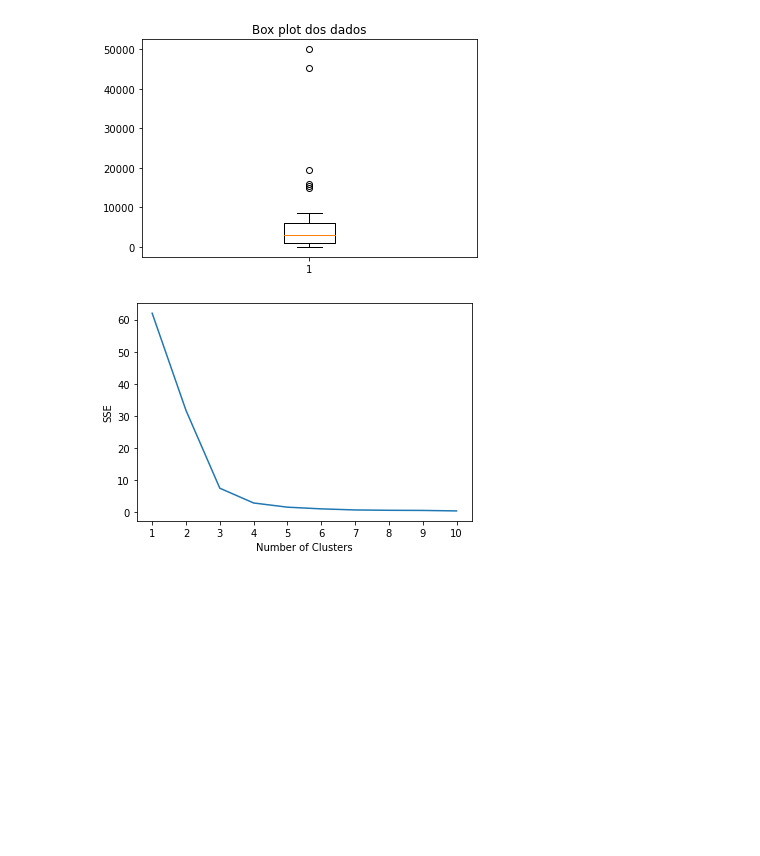
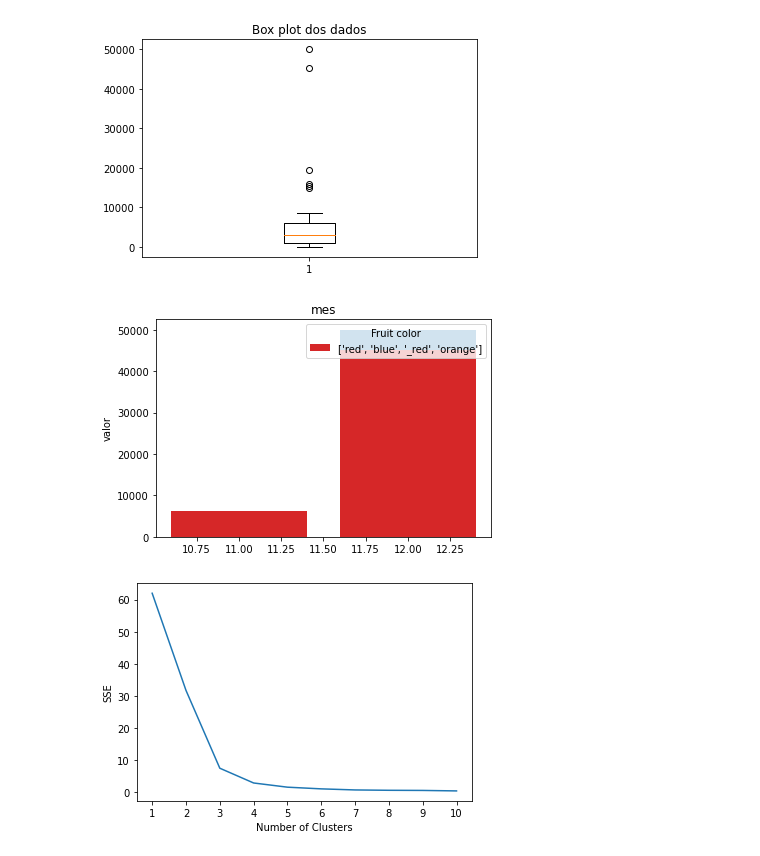
Before and after one commit to borgettas/iesb-projeto-integrador-ii, a Jupyter notebook: app/analytics/exploration.ipynb, the cells around one changed output. Cells and saved outputs as stored; diff of their text form; code cells hidden in the pictures; blank space fills up the shorter version.

```diff
--- a/app/analytics/exploration.ipynb
+++ b/app/analytics/exploration.ipynb
@@ -94,6 +94,23 @@ plt.title("Box plot dos dados")
 plt.show()
 # %% [output]
 [figure]
+# %%
+fig, ax = plt.subplots()
+
+fruits = df['mes']
+counts = df['valor_documento']
+bar_labels = ['red', 'blue', '_red', 'orange']
+# bar_colors = ['tab:red', 'tab:blue', 'tab:red', 'tab:orange']
+
+ax.bar(fruits, counts, label=bar_labels, color=bar_colors)
+
+ax.set_ylabel('valor')
+ax.set_title('mes')
+ax.legend(title='Fruit color')
+
+plt.show()
+# %% [output]
+[figure, added]
 # %%
 import numpy as np
 from sklearn.cluster import KMeans
```
Also changed, not shown: parts of 3 cells of this notebook, 1 other file.
